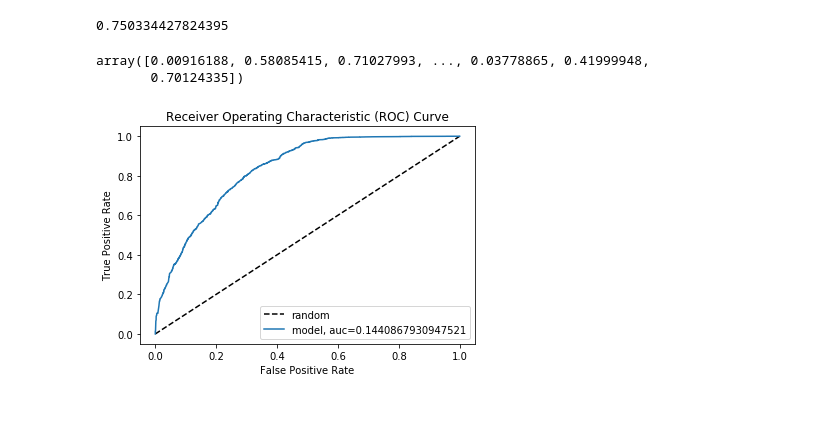
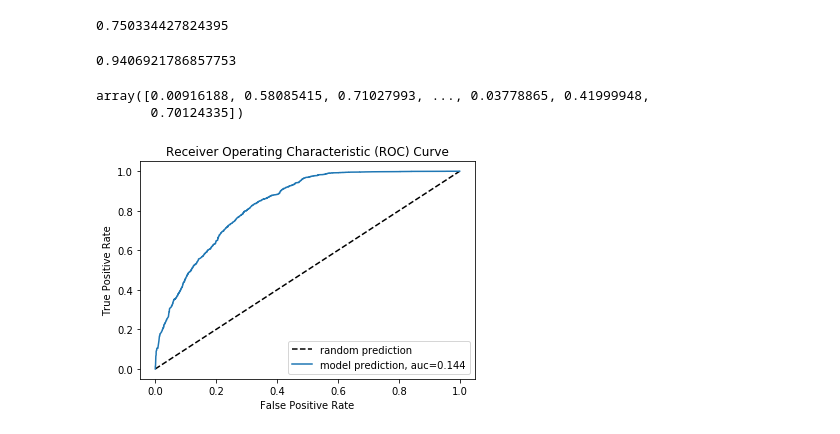
Before and after one commit to JayWang64/SpringboardDS, a Jupyter notebook: _Capstone 2/Report 2/notebooks/capstone project 2 - part 3 - machine learning model.ipynb, the cells around one changed output. Drawn from its saved outputs; the diff is of its cells as text; code cells hidden in the pictures.

```diff
--- a/_Capstone 2/Report 2/notebooks/capstone project 2 - part 3 - machine learning model.ipynb
+++ b/_Capstone 2/Report 2/notebooks/capstone project 2 - part 3 - machine learning model.ipynb
@@ -619,6 +698,10 @@ non functional       0.86      0.54      0.66      4458
 getPrecision(getConfusionMatrix(y_pred_rfc_fact_topN_fs, y_fact_test))
 # %% [output]
 0.750334427824395
+# %%
+getRecall(getConfusionMatrix(y_pred_rfc_fact_topN_fs, y_fact_test))
+# %% [output]
+0.9406921786857753
 # %%
 # Compute predicted probabilities: y_pred_prob
 y_pred_prob = rfc_fact_topN_fs.predict_proba(X_fact_topN_test_fs)[:,0]
@@ -629,18 +712,18 @@ array([0.00916188, 0.58085415, 0.71027993, ..., 0.03778865, 0.41999948,
 # %%
 # Compute predicted probabilities: y_pred_prob
 y_pred_prob = rfc_fact_topN_fs.predict_proba(X_fact_topN_test_fs)[:,0]
 
 # Generate ROC curve values: fpr, tpr, thresholds
 fpr, tpr, thresholds = roc_curve(y_true=y_fact_test, y_score=y_pred_prob, pos_label='functional')
 
 # Plot ROC curve
-plt.plot([0, 1], [0, 1], 'k--', label='random')
+plt.plot([0, 1], [0, 1], 'k--', label='random prediction')
 # plt.plot(fpr, tpr, label="model")
-plt.plot(fpr, tpr, label="model, auc="+str(auc))
+plt.plot(fpr, tpr, label="model prediction, auc="+str(round(auc,3)))
 plt.legend(loc=4)
 plt.xlabel('False Positive Rate')
 plt.ylabel('True Positive Rate')
 plt.title('Receiver Operating Characteristic (ROC) Curve')
 plt.show()
 # %% [output]
-[figure, old version]
+[figure, new version]
```
Also changed, not shown: parts of 16 cells of this notebook, 2 other files.
